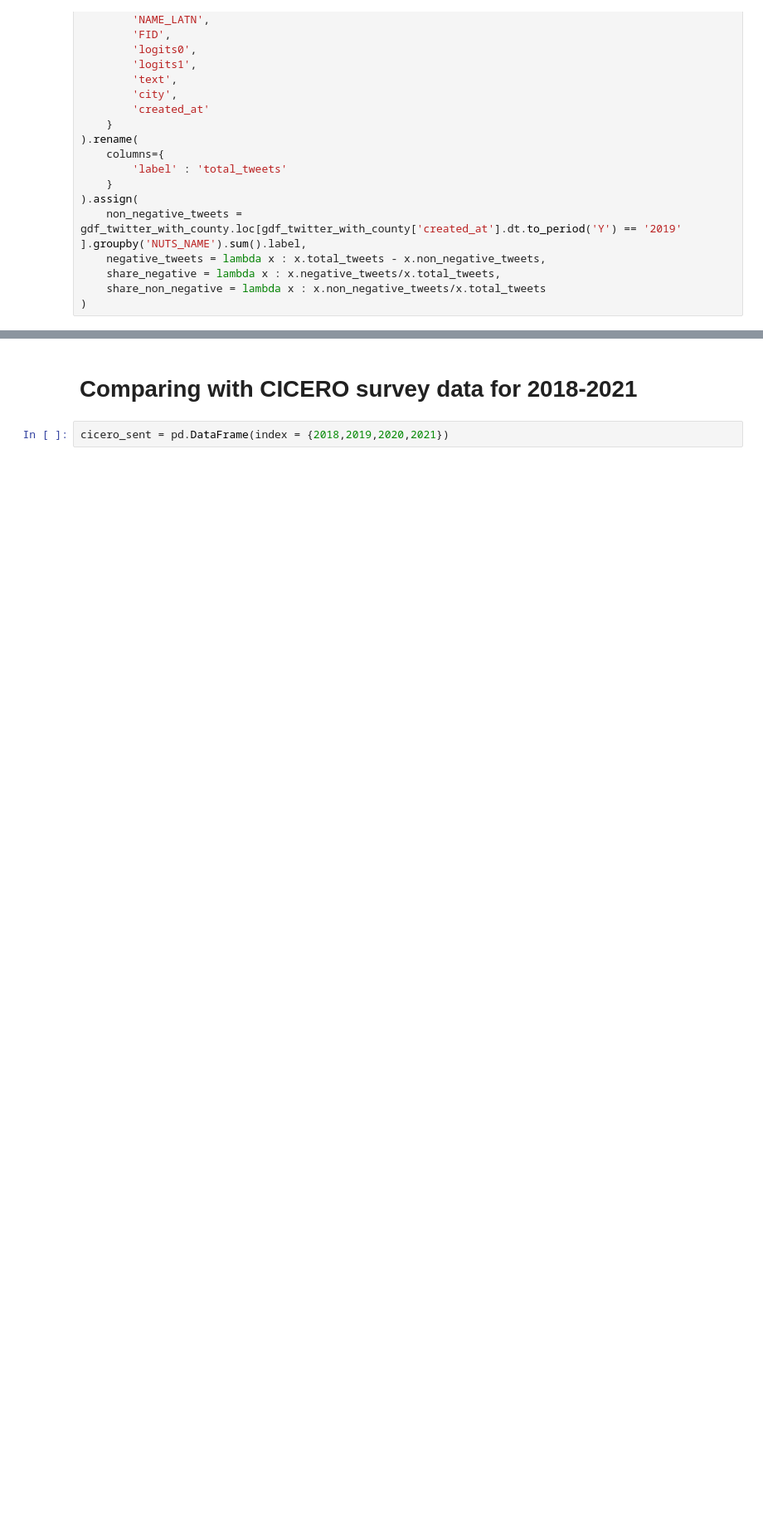
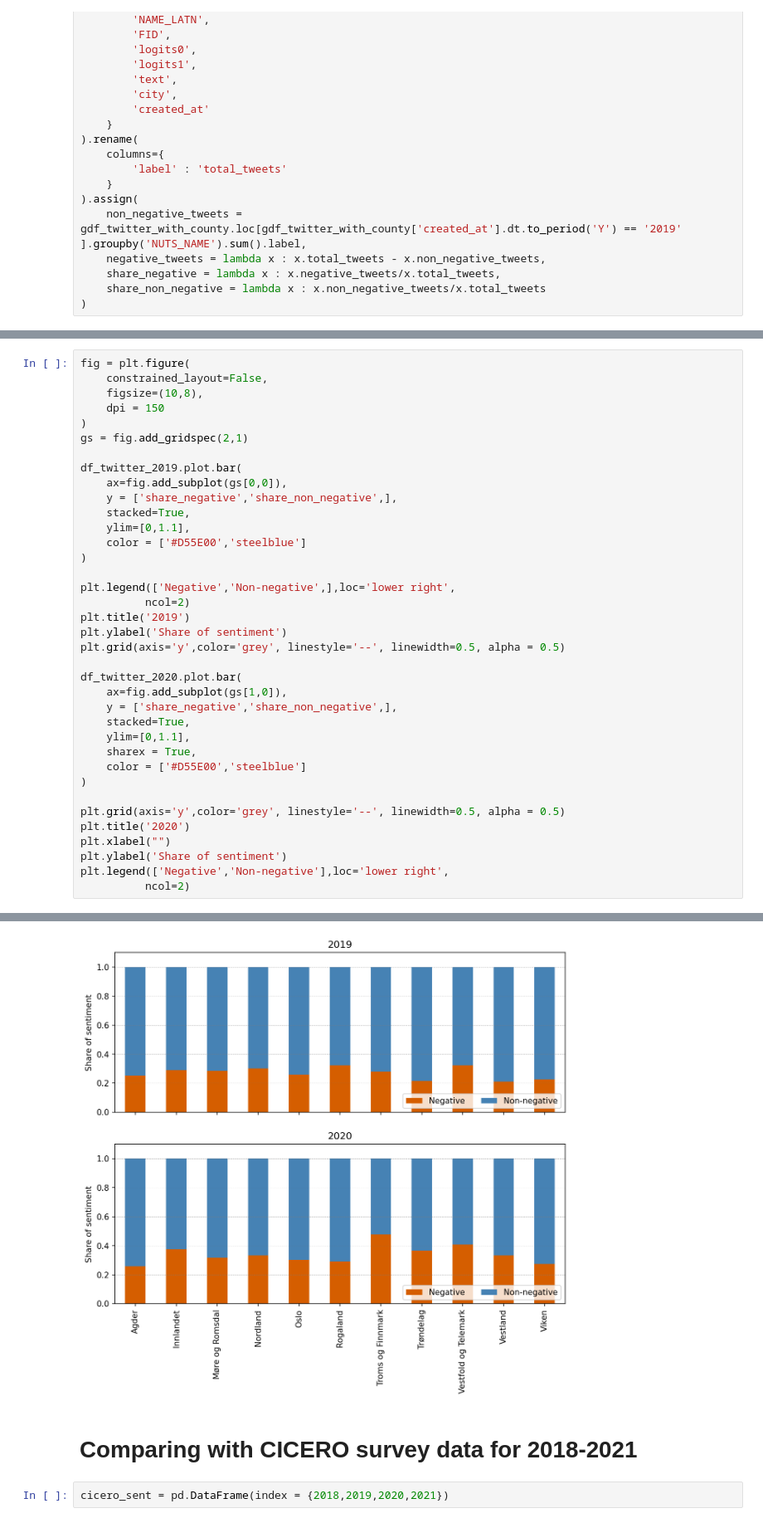
Before and after one commit to OskarVagero/sentiment-analysis-we, a Jupyter notebook: python_scripts/proj_twitt_sentiment/comparative_temporal.ipynb, the cells around one changed output, grey strips where cells are left out. Shown at 83% size. Saved outputs shown, nothing was run; the diff lists cells and outputs as text; blank space fills up the shorter version.

```diff
--- a/python_scripts/proj_twitt_sentiment/comparative_temporal.ipynb
+++ b/python_scripts/proj_twitt_sentiment/comparative_temporal.ipynb
@@ -444,3 +536,41 @@ plt.legend(['Negative','Non-negative'],loc='lower right',
 plt.savefig('figures/2019_comparision_uibTwitter.pdf',bbox_inches='tight')
 # %% [output]
 [figure]
+# %%
+fig = plt.figure(
+    constrained_layout=False,
+    figsize=(10,8),
+    dpi = 150
+)
+gs = fig.add_gridspec(2,1)
+
+df_twitter_2019.plot.bar(
+    ax=fig.add_subplot(gs[0,0]),
+    y = ['share_negative','share_non_negative',],
+    stacked=True,
+    ylim=[0,1.1],
+    color = ['#D55E00','steelblue']
+)
+
+plt.legend(['Negative','Non-negative',],loc='lower right',
+          ncol=2)
+plt.title('2019')
+plt.ylabel('Share of sentiment')
+plt.grid(axis='y',color='grey', linestyle='--', linewidth=0.5, alpha = 0.5)
+
+df_twitter_2020.plot.bar(
+    ax=fig.add_subplot(gs[1,0]),
+    y = ['share_negative','share_non_negative',],
+    stacked=True,
+    ylim=[0,1.1],
+    sharex = True,
+    color = ['#D55E00','steelblue']
+)
+
+plt.grid(axis='y',color='grey', linestyle='--', linewidth=0.5, alpha = 0.5)
+plt.title('2020')
+plt.xlabel("")
+plt.ylabel('Share of sentiment')
+plt.legend(['Negative','Non-negative'],loc='lower right',
+          ncol=2)
+# %% [output]
@@ -447,3 +578,4 @@ plt.savefig('figures/2019_comparision_uibTwitter.pdf',bbox_inches='tight')
+[figure, added]
 # %% [markdown]
 # Comparing with CICERO survey data for 2018-2021
 # %%
```
Also changed, not shown: parts of 7 cells of this notebook.
